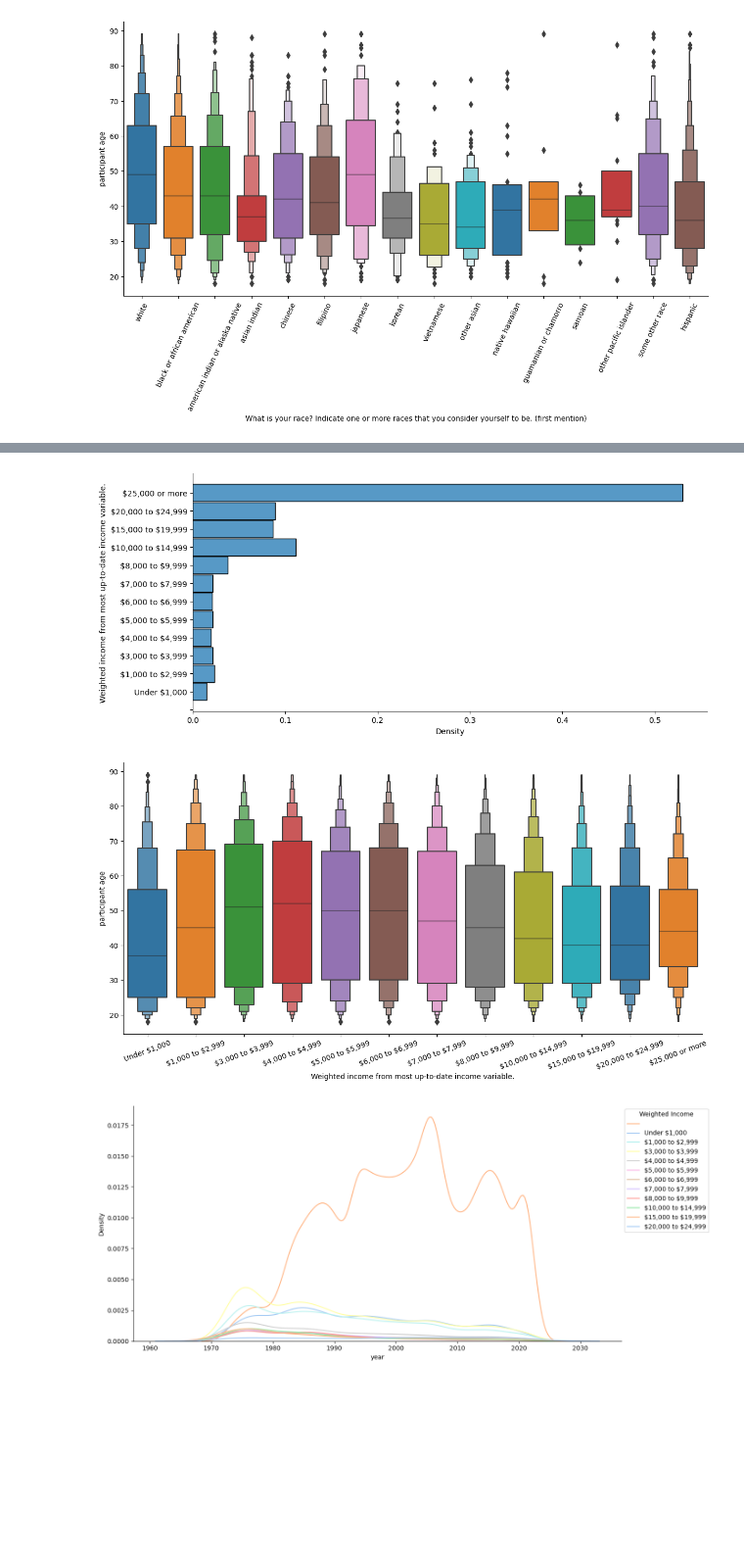
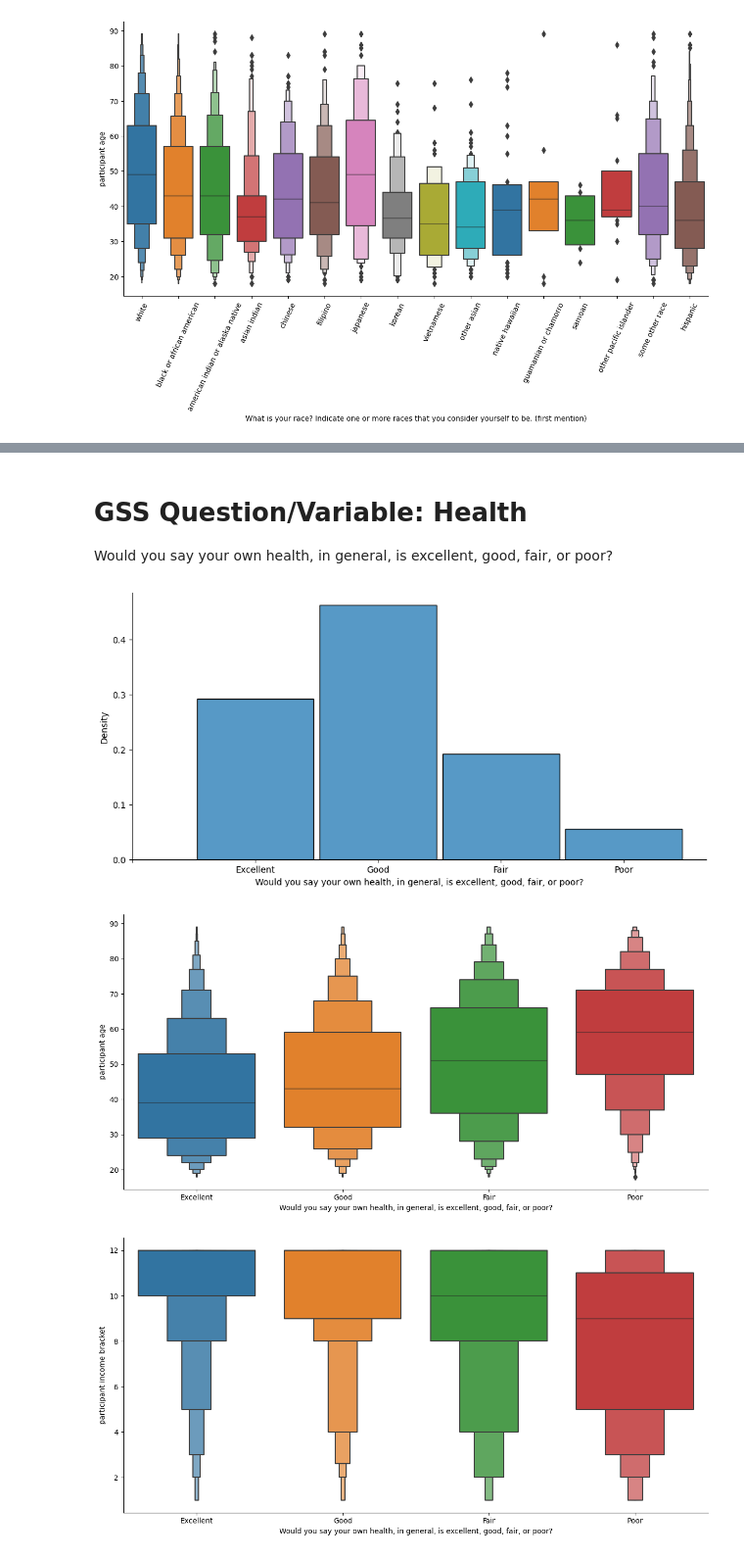
Before and after one commit to CulleyHarrelson/GeneralSocialSurvey, a Jupyter notebook: GSS-Essential-Variables.ipynb, the cells around one changed output, grey strips where cells are left out. Shown at 98% size. Drawn from its saved outputs; the diff is of its cells as text; code cells hidden in the pictures; blank space fills up the shorter version.

```diff
--- a/GSS-Essential-Variables.ipynb
+++ b/GSS-Essential-Variables.ipynb
@@ -362,27 +438,22 @@ plt.draw()
+# %% [markdown]
+# GSS Question/Variable: Health
+
+Would you say your own health, in general, is excellent, good, fair, or poor?
 # %%
-#gss_functions.values(gss['income'])
 
 labels = ['',
-'Under \$1,000',
-'\$1,000 to \$2,999',
-'\$3,000 to \$3,999',
-'\$4,000 to \$4,999',
-'\$5,000 to \$5,999',
-'\$6,000 to \$6,999',
-'\$7,000 to \$7,999',
-'\$8,000 to \$9,999',
-'\$10,000 to \$14,999',
-'\$15,000 to \$19,999',
-'\$20,000 to \$24,999',
-'\$25,000 or more']
+'Excellent',
+'Good',
+'Fair',
+'Poor']
 
 
-t = "Weighted income from most up-to-date income variable."
+t = "Would you say your own health, in general, is excellent, good, fair, or poor?"
 
 p = sns.displot(
     data=gss,
     kind="hist",
-    y="income",
+    x="health",
     discrete=True,
     height=5,
     aspect=2,
@@ -391,46 +462,63 @@ p = sns.displot(
     stat="density",
     common_norm=False
 )
-plt.yticks(range(13))
-p.set_ylabels(t)
-p.set_yticklabels(labels)
+plt.xticks(range(5))
+p.set_xlabels(t)
+p.set_xticklabels(labels)
 plt.draw()
 warnings.filterwarnings("ignore")
 
 labels2 = filter(lambda label: label != '', labels)
 
 
 h = sns.catplot(
     data=gss,
-    x="income",
+    x="health",
     y="age",
     palette='tab10',
     kind="boxen",
     height=6,
     aspect=2,
 )
 
 h.set_xlabels(t)
 h.set_ylabels('participant age')
-h.set_xticklabels(labels2, rotation=20)
+h.set_xticklabels(labels2)
+plt.draw()
+
+i = sns.catplot(
+    data=gss,
+    x="health",
+    y="income",
+    palette='tab10',
+    kind="boxen",
+    height=6,
+    aspect=2,
+)
+
+labels3 = filter(lambda label: label != '', labels)
+
+i.set_xlabels(t)
+i.set_ylabels('participant income bracket')
+i.set_xticklabels(labels3)
 plt.draw()
 
 
 by_year = sns.displot(
     gss,
     x="year",
-    hue="income",
+    hue="health",
     palette='pastel',
     kind="kde",
     height=6,
     aspect=2,
     legend=False,
 )
 
 
-plt.legend(title='Weighted Income', labels=labels, loc = 2, bbox_to_anchor = (1,1))
+plt.legend(title='Health', labels=labels, loc = 2, bbox_to_anchor = (1,1))
 plt.draw()
 # %% [output]
-[figure, old version]
+[figure, new version]
-[figure, old version]
+[figure, new version]
-[figure, old version]
+[figure, new version]
```
Also changed, not shown: parts of 5 cells of this notebook.
